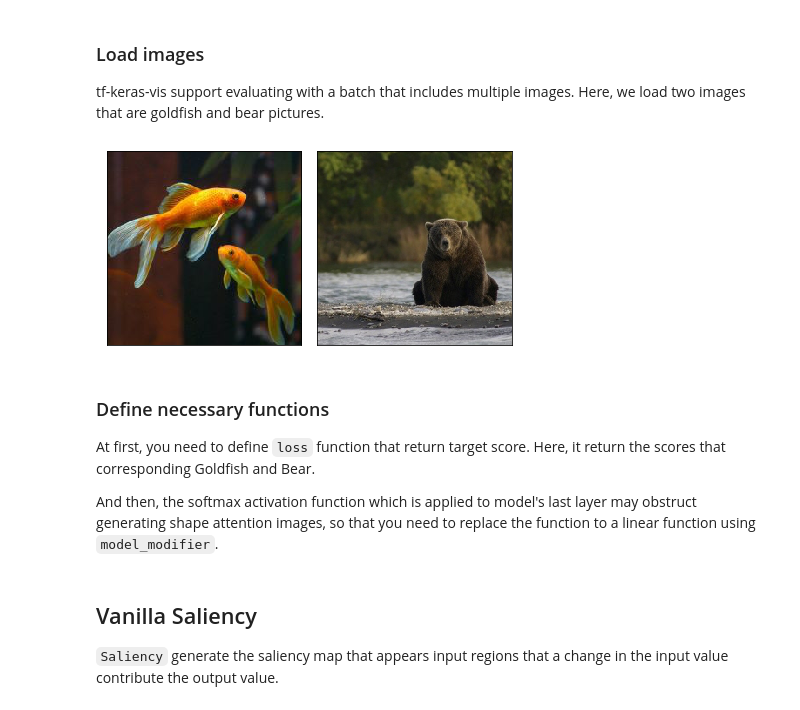
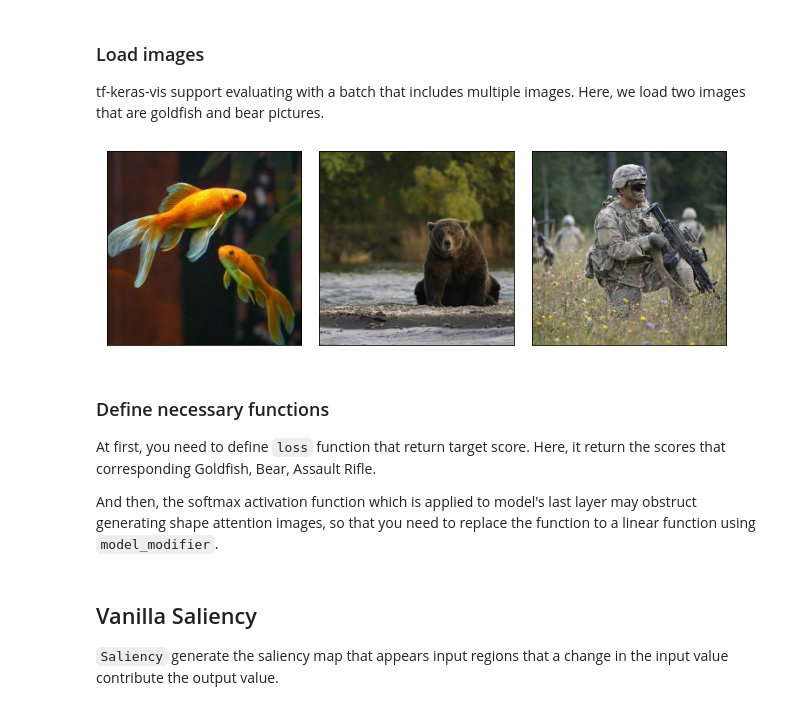
Before and after one commit to keisen/tf-keras-vis, a Jupyter notebook: examples/attentions.ipynb, the cells around one changed output. Saved outputs shown, nothing was run; the diff lists cells and outputs as text; code cells hidden in the pictures.

```diff
--- a/examples/attentions.ipynb
+++ b/examples/attentions.ipynb
@@ -46,35 +46,36 @@ tf-keras-vis support evaluating with a batch that includes multiple images. Here
 # %%
 import numpy as np
 from matplotlib import pyplot as plt
 %matplotlib inline
 from tensorflow.keras.preprocessing.image import load_img
 
 # Load images
 img1 = load_img('images/goldfish.jpg', target_size=(224, 224))
 img2 = load_img('images/bear.jpg', target_size=(224, 224))
-images = np.asarray([np.array(img1), np.array(img2)])
+img3 = load_img('images/soldiers.jpg', target_size=(224, 224))
+images = np.asarray([np.array(img1), np.array(img2), np.array(img3)])
 
 # Prepare datasets
 X = preprocess_input(images)
 
 # Render
 subprot_args = {
     'nrows': 1,
-    'ncols': 2,
-    'figsize': (6, 3),
+    'ncols': 3,
+    'figsize': (9, 3),
     'subplot_kw': {'xticks': [], 'yticks': []}
 }
 f, ax = plt.subplots(**subprot_args)
 for i in range(len(images)):
     ax[i].imshow(images[i])
 plt.tight_layout()
 plt.show()
 # %% [output]
-[figure, old version]
+[figure, new version]
 # %% [markdown]
 ### Define necessary functions
 
-At first, you need to define `loss` function that return target score. Here, it return the scores that corresponding Goldfish and Bear.
+At first, you need to define `loss` function that return target score. Here, it return the scores that corresponding Goldfish, Bear, Assault Rifle.
 
 And then, the softmax activation function which is applied to model's last layer may obstruct generating shape attention images, so that you need to replace the function to a linear function using `model_modifier`.
 # %%
```
Also changed, not shown: parts of 4 cells of this notebook, 5 other files.
